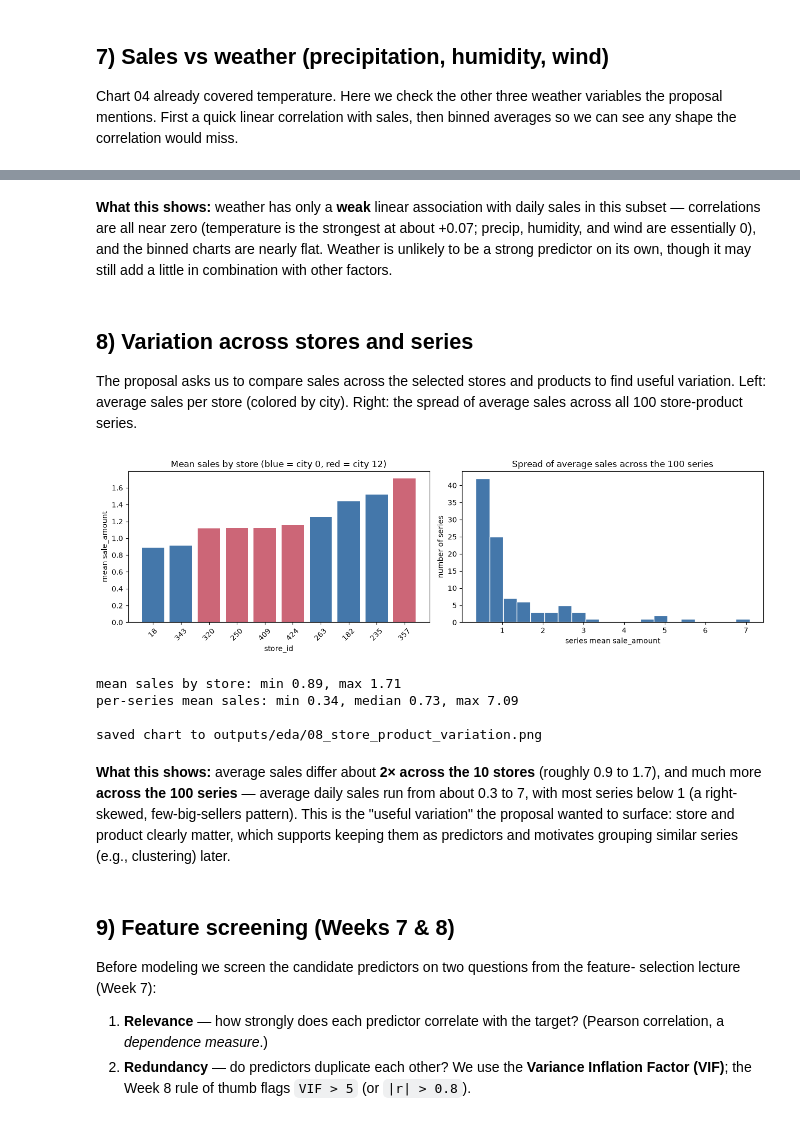
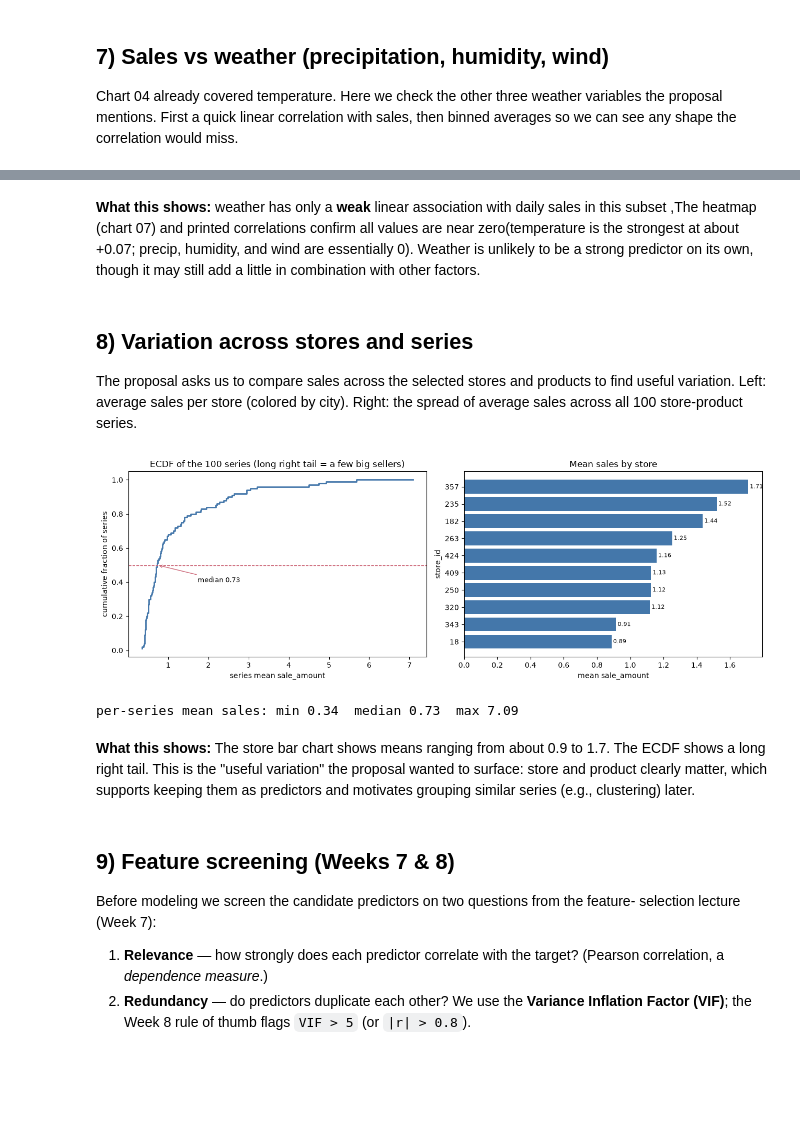
Before and after one commit to fayfayMN/mis480-freshretailnet, a Jupyter notebook: Analysis/Feifei Notebooks/03_eda.ipynb, the cells around one changed output, grey strips where cells are left out. Saved outputs shown, nothing was run; the diff lists cells and outputs as text; code cells hidden in the pictures; blank space fills up the shorter version.

```diff
--- a/Analysis/Feifei Notebooks/03_eda.ipynb
+++ b/Analysis/Feifei Notebooks/03_eda.ipynb
@@ -108,11 +134,13 @@ plt.show()
 # %%
-# 4) sales across temperature ranges
-df["temp_bin"] = pd.cut(df["avg_temperature"], bins=6)
-temp = df.groupby("temp_bin", observed=True)["sale_amount"].mean()
-plt.figure(figsize=(7,4))
-plt.bar([str(i) for i in temp.index], temp.values, color="#4477aa")
-plt.xticks(rotation=30, ha="right"); plt.ylabel("mean sale_amount")
-plt.title("Average sales by temperature range")
-plt.tight_layout(); plt.savefig("outputs/eda/04_sales_by_temperature.png", dpi=150);
-plt.show()
+# 4) sales vs temperature -- scatter (sampled) + binned-mean trend
+samp = df.sample(min(3000, len(df)), random_state=1)
+plt.figure(figsize=(7.5, 4))
+plt.scatter(samp['avg_temperature'], samp['sale_amount'], s=6, alpha=0.2, color='#86b6ef')
+tbins = pd.cut(df['avg_temperature'], bins=8)
+bm = df.groupby(tbins, observed=True)['sale_amount'].mean()
+centers = [iv.mid for iv in bm.index]
+plt.plot(centers, bm.values, color='#eb6834', marker='o', lw=2, label='binned mean')
+plt.xlabel('avg_temperature'); plt.ylabel('sale_amount')
+plt.title('Sales vs temperature (points + binned mean)'); plt.legend()
+plt.tight_layout(); plt.savefig('outputs/eda/04_sales_by_temperature.png', dpi=150); plt.show()
 # %% [output]
@@ -266,44 +296,33 @@ saved chart to outputs/eda/07_sales_by_weather.png
 # %% [markdown]
-**What this shows:** weather has only a **weak** linear association with daily sales in this subset — correlations are all near zero (temperature is the strongest at about +0.07; precip, humidity, and wind are essentially 0), and the binned charts are nearly flat. Weather is unlikely to be a strong predictor on its own, though it may still add a little in combination with other factors.
+**What this shows:** weather has only a **weak** linear association with daily sales in this subset ,The heatmap (chart 07) and printed correlations confirm all values are near zero(temperature is the strongest at about +0.07; precip, humidity, and wind are essentially 0).  Weather is unlikely to be a strong predictor on its own, though it may still add a little in combination with other factors.
 # %% [markdown]
 ## 8) Variation across stores and series
 
 The proposal asks us to compare sales across the selected stores and products to find useful variation. Left: average sales per store (colored by city). Right: the spread of average sales across all 100 store-product series.
 # %%
-# mean sales per store, sorted, colored by city
-store_means = df.groupby(["city_id", "store_id"], observed=True)["sale_amount"].mean().sort_values()
-cities = list(df["city_id"].cat.categories)
-city_color = {cities[0]: "#4477aa", cities[1]: "#cc6677"}
-bar_colors = [city_color[city] for city, store in store_means.index]
-
-fig, axes = plt.subplots(1, 2, figsize=(13, 4))
-axes[0].bar([str(store) for city, store in store_means.index], store_means.values, color=bar_colors)
-axes[0].set_title("Mean sales by store (blue = city %s, red = city %s)" % (cities[0], cities[1]))
-axes[0].set_xlabel("store_id"); axes[0].set_ylabel("mean sale_amount")
-axes[0].tick_params(axis="x", rotation=45)
-
-# spread across the 100 series: each series' average daily sales
-series_means = df.groupby(["store_id", "product_id"], observed=True)["sale_amount"].mean()
-series_means = series_means.dropna()
-axes[1].hist(series_means.values, bins=20, color="#4477aa", edgecolor="white")
-axes[1].set_title("Spread of average sales across the 100 series")
-axes[1].set_xlabel("series mean sale_amount"); axes[1].set_ylabel("number of series")
-
-plt.tight_layout(); plt.savefig("outputs/eda/08_store_product_variation.png", dpi=150);
-plt.show()
-
-print("mean sales by store: min %.2f, max %.2f" % (store_means.min(), store_means.max()))
-print("per-series mean sales: min %.2f, median %.2f, max %.2f"
-      % (series_means.min(), series_means.median(), series_means.max()))
-print("\nsaved chart to outputs/eda/08_store_product_variation.png")
+# 8) variation across stores and series -- ECDF of per-series mean + annotated per-store means
+series_means = df.groupby(['store_id', 'product_id'], observed=True)['sale_amount'].mean().dropna().sort_values()
+store_means = df.groupby('store_id', observed=True)['sale_amount'].mean().sort_values()
+fig, axes = plt.subplots(1, 2, figsize=(13, 4.5))
+y = np.arange(1, len(series_means) + 1) / len(series_means)
+axes[0].step(series_means.values, y, color='#4477aa', lw=2)
+axes[0].axhline(0.5, color='#cc6677', ls='--', lw=1)
+axes[0].annotate(f'median {series_means.median():.2f}', xy=(series_means.median(), 0.5),
+                 xytext=(series_means.median() + 1, 0.4), fontsize=9,
+                 arrowprops=dict(arrowstyle='->', color='#cc6677'))
+axes[0].set_xlabel('series mean sale_amount'); axes[0].set_ylabel('cumulative fraction of series')
+axes[0].set_title('ECDF of the 100 series (long right tail = a few big sellers)')
+axes[1].barh([str(s) for s in store_means.index], store_means.values, color='#4477aa')
+for i, (s, v) in enumerate(store_means.items()):
+    axes[1].text(v + 0.01, i, f'{v:.2f}', va='center', fontsize=8)
+axes[1].set_xlabel('mean sale_amount'); axes[1].set_ylabel('store_id'); axes[1].set_title('Mean sales by store')
+plt.tight_layout(); plt.savefig('outputs/eda/08_store_product_variation.png', dpi=150); plt.show()
+print('per-series mean sales: min %.2f  median %.2f  max %.2f' % (series_means.min(), series_means.median(), series_means.max()))
 # %% [output]
-[figure, old version]
+[figure, new version]
-mean sales by store: min 0.89, max 1.71
-per-series mean sales: min 0.34, median 0.73, max 7.09
-
-saved chart to outputs/eda/08_store_product_variation.png
+per-series mean sales: min 0.34  median 0.73  max 7.09
 # %% [markdown]
-**What this shows:** average sales differ about **2× across the 10 stores** (roughly 0.9 to 1.7), and much more **across the 100 series** — average daily sales run from about 0.3 to 7, with most series below 1 (a right-skewed, few-big-sellers pattern). This is the "useful variation" the proposal wanted to surface: store and product clearly matter, which supports keeping them as predictors and motivates grouping similar series (e.g., clustering) later.
+**What this shows:** The store bar chart shows means ranging from about 0.9 to 1.7. The ECDF shows a long right tail. This is the "useful variation" the proposal wanted to surface: store and product clearly matter, which supports keeping them as predictors and motivates grouping similar series (e.g., clustering) later.
 # %% [markdown]
 ## 9) Feature screening (Weeks 7 & 8)
 
```
Also changed, not shown: parts of 20 cells of this notebook, 35 other files.
